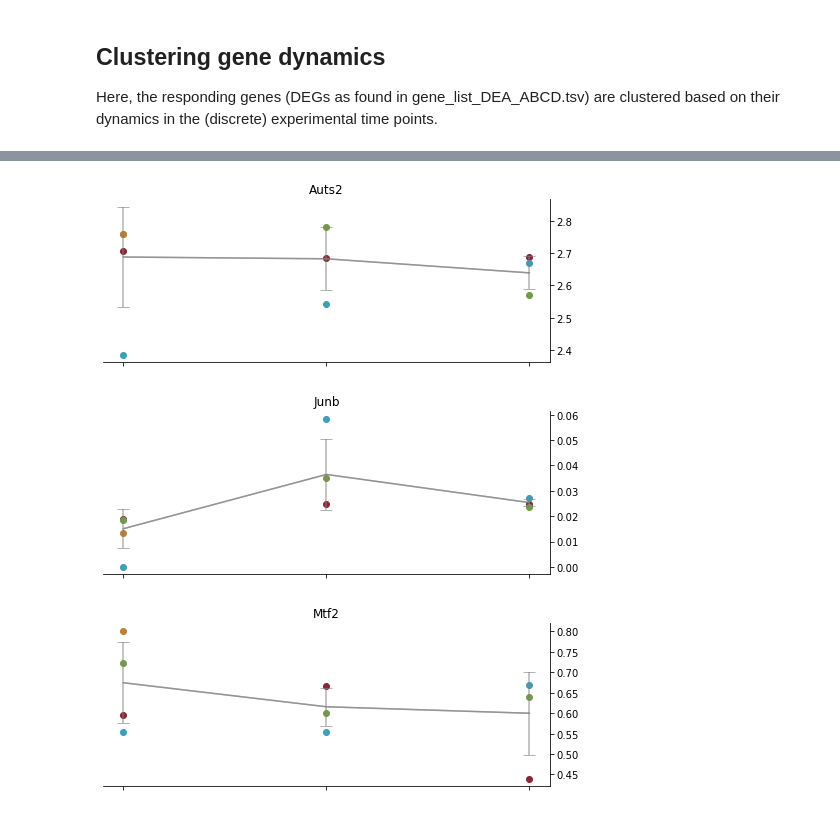
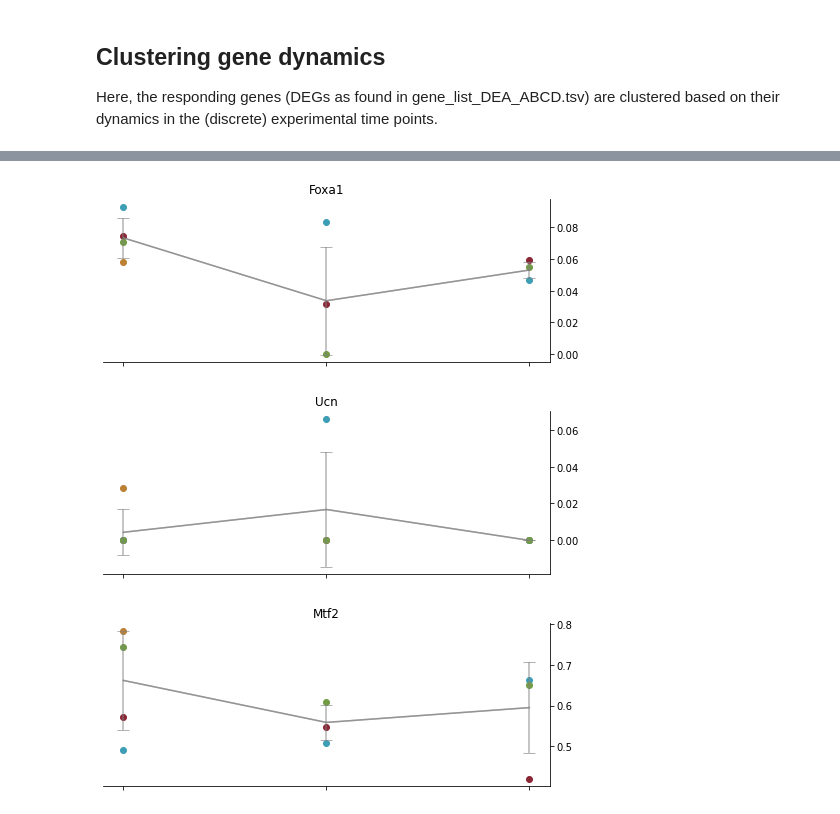
Before and after one commit to red-moonx/10X-multiome_DNs_drug_exposure, a Jupyter notebook: code/2.5_clusteringDEGs.version2_smooth.ipynb, the cells around one changed output, grey strips where cells are left out. Drawn from its saved outputs; the diff is of its cells as text; code cells hidden in the pictures.

```diff
--- a/code/2.5_clusteringDEGs.version2_smooth.ipynb
+++ b/code/2.5_clusteringDEGs.version2_smooth.ipynb
@@ -32,7 +32,7 @@ warnings.filterwarnings('ignore') #ignore filter warnings
 from plotting import *
 # %%
 ### load single-cell dataset
-adata_path = "/fast/AG_Pombo/luna/2023_vta_multiome/2024/1_GEX/8_240510_GEX_memory_only_v2/1_240529_GEX_kmeans/240530.DNs.VTA.RNA.seu.sub.data.893.h5ad"
+adata_path = "/fast/AG_Pombo/luna/2026_rebuttal/6_TRACE/250515.DNs.VTA.RNA.seu.sub.data.879.h5ad"
 adata = sc.read_h5ad(adata_path)
 # %%
 ### merge control (saline) treatment into one timepoint
@@ -243,15 +233,15 @@ array(['Cntrl', 'Myo3b', 'Lnx1', 'Nup205', 'Olfr691', 'Gm47578', 'Shisa6',
 # %%
-plot_gene_in_time(adata, 'Auts2')
+plot_gene_in_time(adata, 'Foxa1')
 # %% [output]
-[figure, old version]
+[figure, new version]
 # %%
-plot_gene_in_time(adata, 'Junb')
+plot_gene_in_time(adata, 'Ucn')
 # %% [output]
-[figure, old version]
+[figure, new version]
 # %%
 plot_gene_in_time(adata, 'Mtf2')
 # %% [output]
-[figure, old version]
+[figure, new version]
 # %%
 #Code by Luna:
 #I want to convert the dictionary to a dataframe and save it.
```
Also changed, not shown: parts of 11 cells of this notebook, 54 other files.
